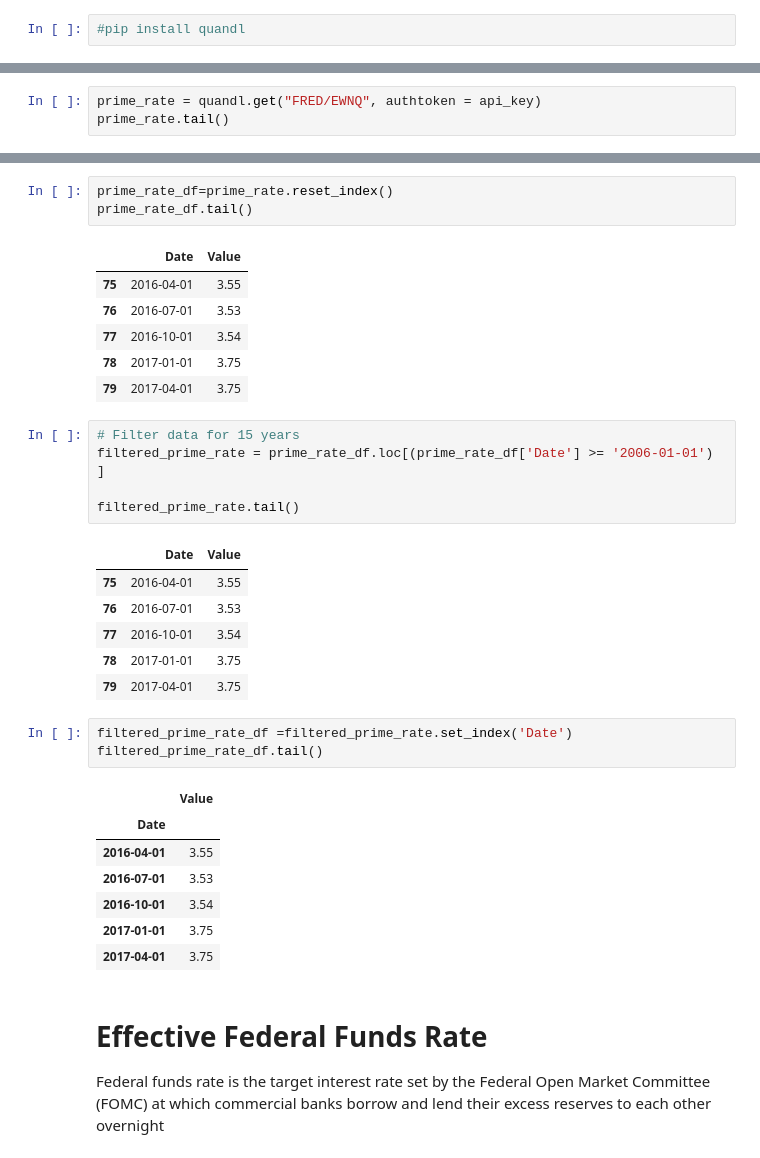
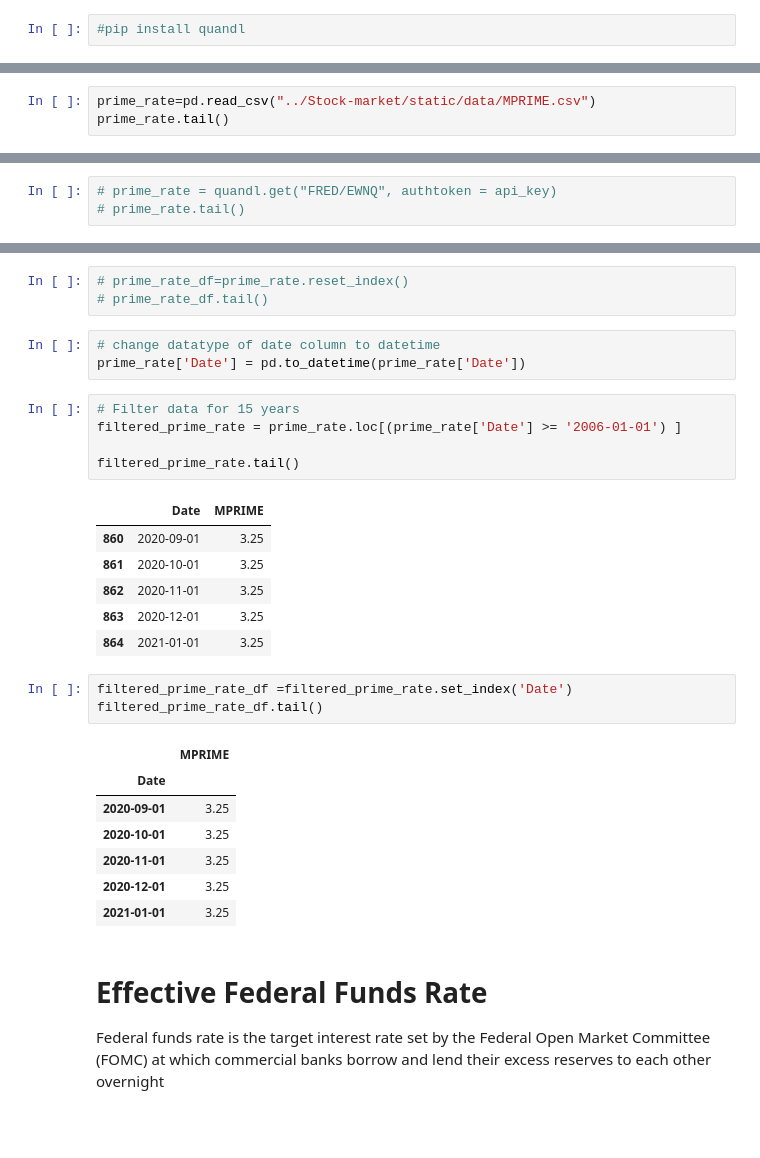
Before and after one commit to Nickoranteng/Stock-market, a Jupyter notebook: Rising_prime_rates.ipynb, the cells around one changed output, grey strips where cells are left out. Saved outputs shown, nothing was run; the diff lists cells and outputs as text; blank space fills up the shorter version.

```diff
--- a/Rising_prime_rates.ipynb
+++ b/Rising_prime_rates.ipynb
@@ -13 +19,4 @@ from config import api_key
 Average Reported Prime Rate,Weighted by the Amount Loans Priced Relative to Prime, by Base Pricing Rate
+# %%
+prime_rate=pd.read_csv("../Stock-market/static/data/MPRIME.csv")
+prime_rate.tail()
@@ -14,3 +30,3 @@ Average Reported Prime Rate,Weighted by the Amount Loans Priced Relative to Prim
 # %%
-prime_rate = quandl.get("FRED/EWNQ", authtoken = api_key)
-prime_rate.tail()
+# prime_rate = quandl.get("FRED/EWNQ", authtoken = api_key)
+# prime_rate.tail()
@@ -25,36 +33,32 @@ prime_rate.tail()
 # %%
-prime_rate_df=prime_rate.reset_index()
-prime_rate_df.tail()
+# prime_rate_df=prime_rate.reset_index()
+# prime_rate_df.tail()
-# %% [output]
-|  | Date | Value |
-| 75 | 2016-04-01 | 3.55 |
-| 76 | 2016-07-01 | 3.53 |
-| 77 | 2016-10-01 | 3.54 |
-| 78 | 2017-01-01 | 3.75 |
-| 79 | 2017-04-01 | 3.75 |
+# %%
+# change datatype of date column to datetime
+prime_rate['Date'] = pd.to_datetime(prime_rate['Date'])
 # %%
 # Filter data for 15 years
-filtered_prime_rate = prime_rate_df.loc[(prime_rate_df['Date'] >= '2006-01-01') ]
+filtered_prime_rate = prime_rate.loc[(prime_rate['Date'] >= '2006-01-01') ]
 
 filtered_prime_rate.tail()
 # %% [output]
-|  | Date | Value |
-| 75 | 2016-04-01 | 3.55 |
-| 76 | 2016-07-01 | 3.53 |
-| 77 | 2016-10-01 | 3.54 |
-| 78 | 2017-01-01 | 3.75 |
-| 79 | 2017-04-01 | 3.75 |
+|  | Date | MPRIME |
+| 860 | 2020-09-01 | 3.25 |
+| 861 | 2020-10-01 | 3.25 |
+| 862 | 2020-11-01 | 3.25 |
+| 863 | 2020-12-01 | 3.25 |
+| 864 | 2021-01-01 | 3.25 |
 # %%
 filtered_prime_rate_df =filtered_prime_rate.set_index('Date')
 filtered_prime_rate_df.tail()
 # %% [output]
-|  | Value |
+|  | MPRIME |
 | Date |  |
-| 2016-04-01 | 3.55 |
-| 2016-07-01 | 3.53 |
-| 2016-10-01 | 3.54 |
-| 2017-01-01 | 3.75 |
-| 2017-04-01 | 3.75 |
+| 2020-09-01 | 3.25 |
+| 2020-10-01 | 3.25 |
+| 2020-11-01 | 3.25 |
+| 2020-12-01 | 3.25 |
+| 2021-01-01 | 3.25 |
 # %% [markdown]
 # Effective Federal Funds Rate
 Federal funds rate is the target interest rate set by the Federal Open Market Committee (FOMC) at which commercial banks borrow and lend their excess reserves to each other overnight
```
Also changed, not shown: parts of 16 cells of this notebook, 2 other files.
